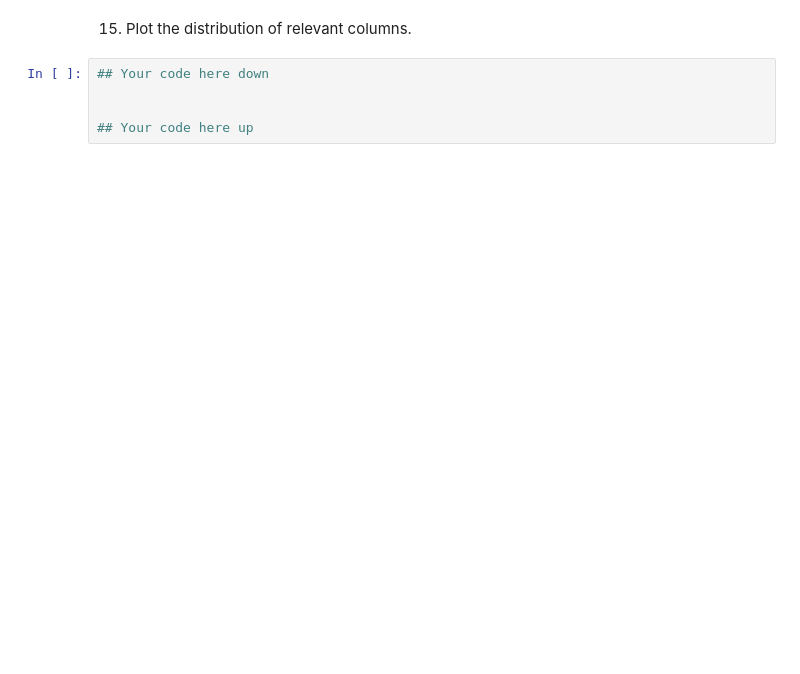
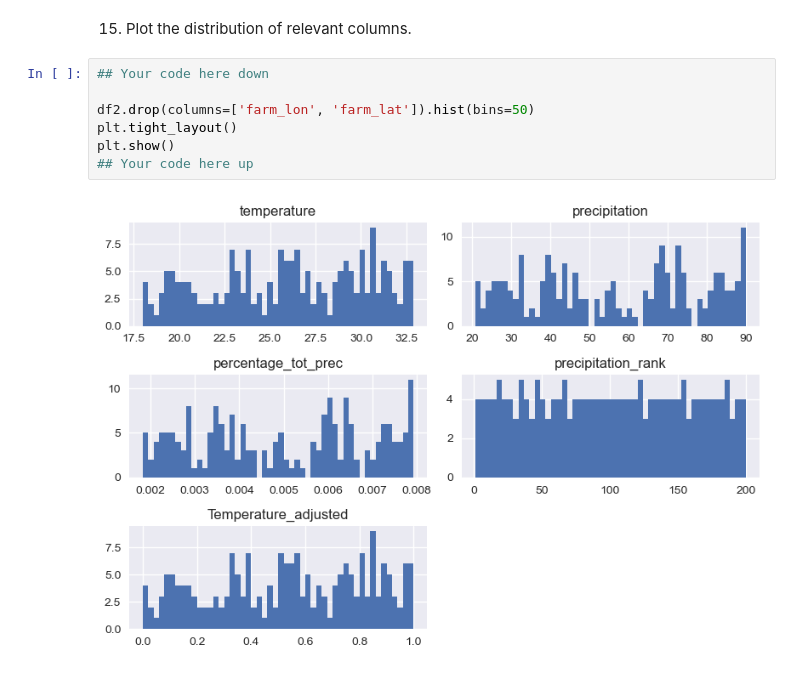
Before and after one commit to RobertoTabosa/AgriFirstWeek, a Jupyter notebook: Assinment_3&4 - Roberto Tabosa.ipynb, the cells around one changed output. Saved outputs shown, nothing was run; the diff lists cells and outputs as text; blank space fills up the shorter version.

```diff
--- a/Assinment_3&4 - Roberto Tabosa.ipynb
+++ b/Assinment_3&4 - Roberto Tabosa.ipynb
@@ -466,5 +622,9 @@ Name: precipitation, dtype: float64
 # %%
 ## Your code here down
 
-
+df2.drop(columns=['farm_lon', 'farm_lat']).hist(bins=50)
+plt.tight_layout()
+plt.show()
 ## Your code here up
+# %% [output]
+[figure, added]
```
Also changed, not shown: parts of 29 cells of this notebook.
